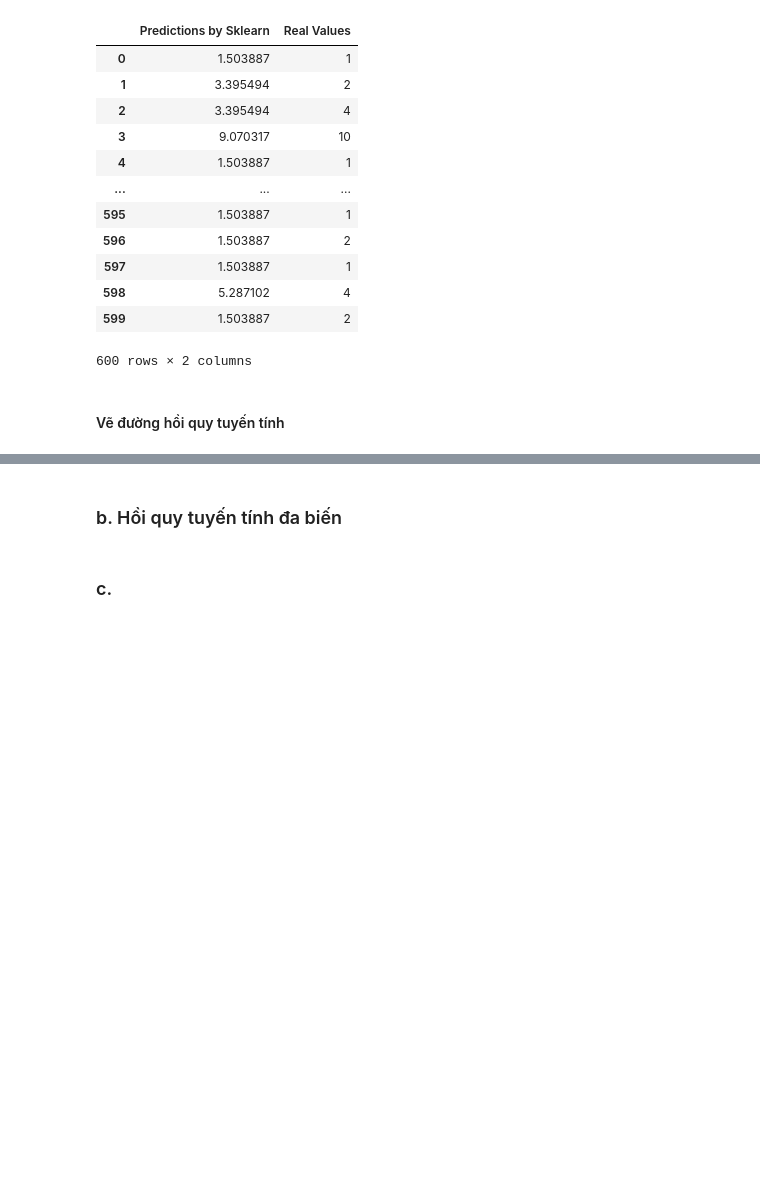
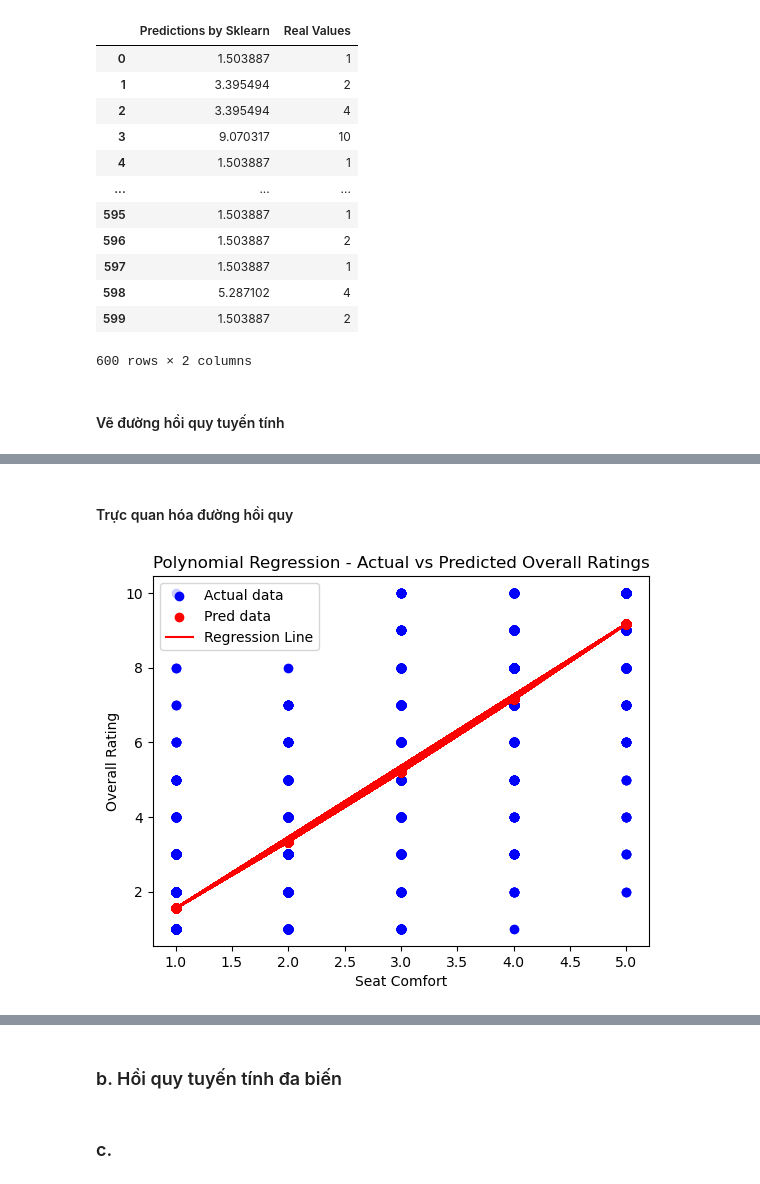
Before and after one commit to NgHuyen137/Intro2DS_Project, a Jupyter notebook: notebooks/4.0-data-modelling.ipynb, the cells around one changed output, grey strips where cells are left out. Saved outputs shown, nothing was run; the diff lists cells and outputs as text; code cells hidden in the pictures; blank space fills up the shorter version.

Commit message:
Thêm 2 model

```diff
--- a/notebooks/4.0-data-modelling.ipynb
+++ b/notebooks/4.0-data-modelling.ipynb
@@ -153,0 +145,5 @@ plt.show()
+# %%
+# Xây dựng mô hình hồi quy đa thức bậc 2
+degree = 2
+poly2_model = make_pipeline(PolynomialFeatures(degree), LinearRegression())
+poly2_model.fit(X_train, y_train)
@@ -153,0 +175,15 @@ plt.show()
+# %% [markdown]
+#### Trực quan hóa đường hồi quy
+# %%
+y_poly2_pred = poly2_model.predict(X)
+# Trực quan hóa đường hồi quy tuyến tính
+plt.scatter(X, y, color='blue', label='Actual data')
+plt.scatter(X, y_poly2_pred, color='red', label='Pred data')
+plt.plot(X, y_poly2_pred, color='red', label='Regression Line')
+plt.xlabel('Seat Comfort')
+plt.ylabel('Overall Rating')
+plt.title('Polynomial Regression - Actual vs Predicted Overall Ratings')
+plt.legend()
+plt.show()
+# %% [output]
+[figure, added]
```
Also changed, not shown: parts of 40 cells of this notebook.
